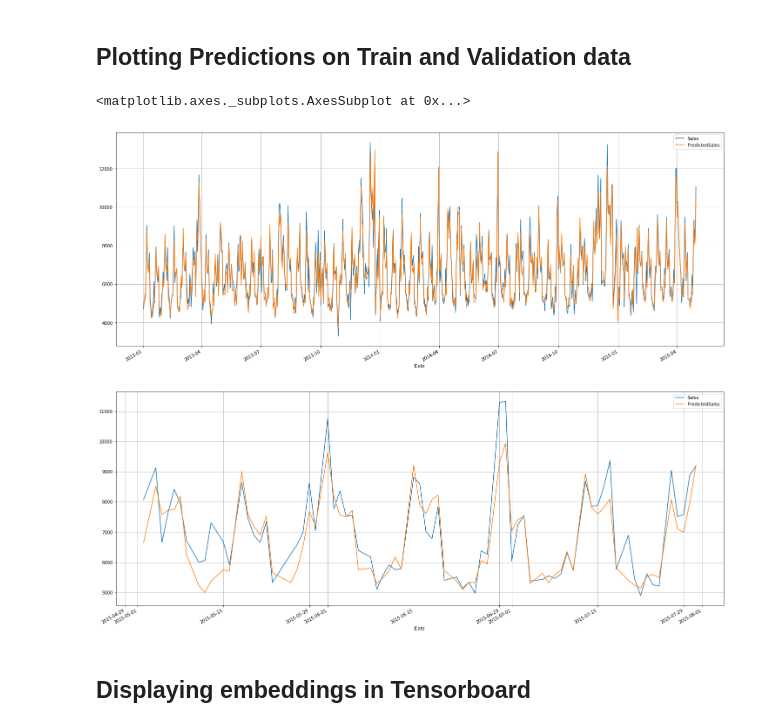
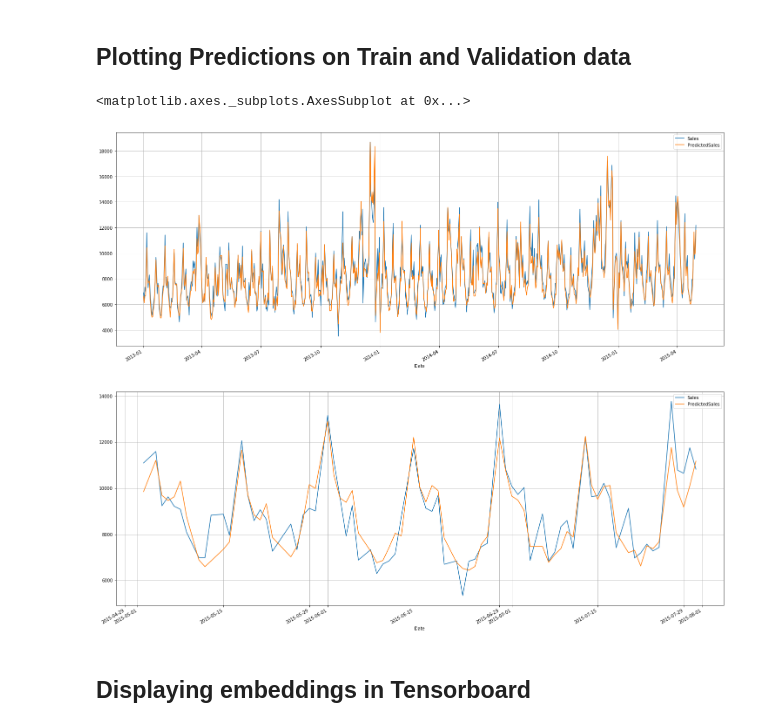
Before and after one commit to airisdata/Rossmann, a Jupyter notebook: rossman_v2.ipynb, the cells around one changed output. Cells and saved outputs as stored; diff of their text form; code cells hidden in the pictures.

Commit message:
Updated v2 notebook and best weights till now (val loss 0.08620)

```diff
--- a/rossman_v2.ipynb
+++ b/rossman_v2.ipynb
@@ -711,7 +717,7 @@ early_stop= EarlyStopping(monitor="val_loss",patience=12,min_delta=0,mode="min",
 reduce_lr=ReduceLROnPlateau(monitor='val_loss', factor=0.2, patience=4, verbose=1, mode='auto', min_delta=0.0001, cooldown=0, min_lr=0)
 
 try:
-    model.load_weights(f"{file_save_path}saved_model_backup_0.08625")
+    model.load_weights(f"{file_save_path}saved_model_backup_0.08630")
     print("Loading model Weights from previous model")
 except:
     print("Could not load model Weights from previous model")
@@ -752,5 +754,5 @@ len(map_test)
 # %%
-model.load_weights(f"{file_save_path}saved_model_backup_0.08630")
+model.load_weights(f"{file_save_path}saved_model_backup_0.08620")
 # %%
 test_preds=model.predict(map_test)
 # %%
@@ -779,7 +781,7 @@ preds_submit.to_csv("submit_corrected.csv",index=False)
 # %% [markdown]
 ## Plotting Predictions on Train and Validation data
 # %%
-model.load_weights(f"{file_save_path}saved_model_backup_0.08630")
+model.load_weights(f"{file_save_path}saved_model_backup_0.08620")
 # %%
 pred_train=model.predict(map_train)
 pred_valid=model.predict(map_valid)
@@ -790,13 +792,13 @@ save_valid= joined_valid[["Store","DayOfWeek","Sales","Customers","Open","Promo"
 save_train["PredictedSales"]=pred_train
 save_valid["PredictedSales"]=pred_valid
 # %%
-store_num=15
+store_num=150
 save_train[save_train["Store"]==store_num].plot(y=["Sales","PredictedSales"],figsize=(25,10),grid=True)
 save_valid[save_valid["Store"]==store_num].plot(y=["Sales","PredictedSales"],figsize=(25,10),grid=True)
 # %% [output]
 <matplotlib.axes._subplots.AxesSubplot at 0x...>
-[figure, old version]
+[figure, new version]
-[figure, old version]
+[figure, new version]
 # %% [markdown]
 ## Displaying embeddings in Tensorboard
 # %%
```
Also changed, not shown: parts of 20 cells of this notebook, 1 other file.
